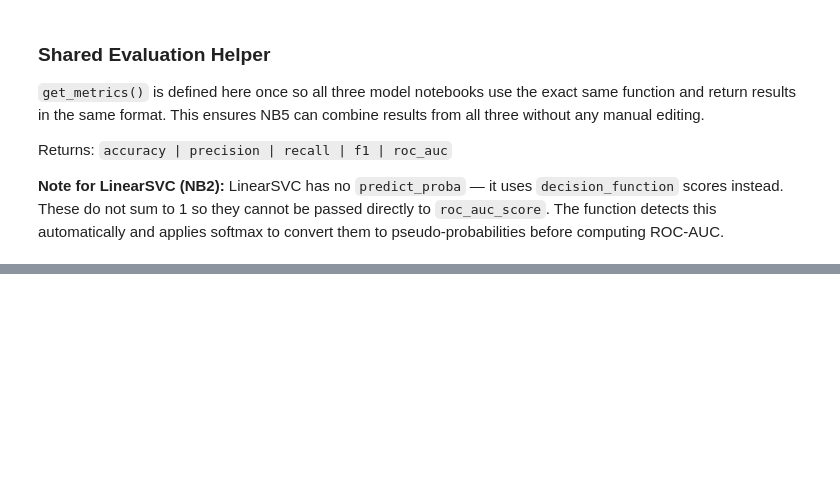
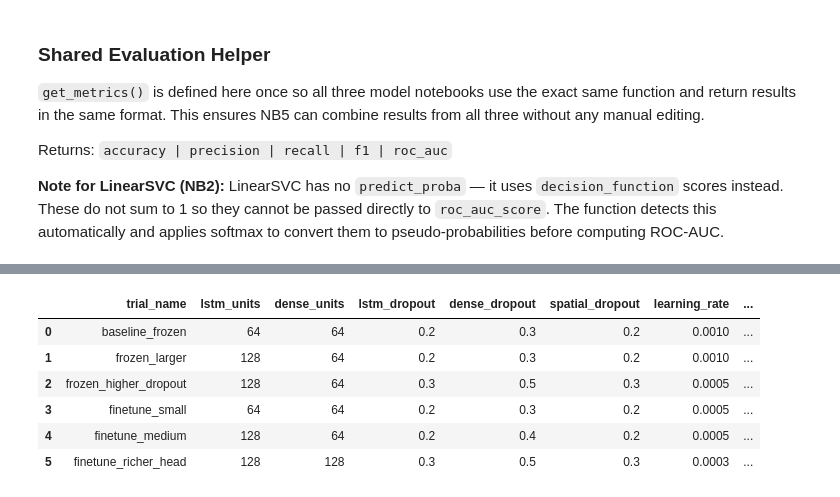
Before and after one commit to Kay79SL/Chat_bot_LLM, a Jupyter notebook: data/EDA_Preprocessing_Bot01.ipynb, the cells around one changed output, grey strips where cells are left out. Saved outputs shown, nothing was run; the diff lists cells and outputs as text; code cells hidden in the pictures; blank space fills up the shorter version.

Commit message:
Updated the code - BiLSTM code

```diff
--- a/data/EDA_Preprocessing_Bot01.ipynb
+++ b/data/EDA_Preprocessing_Bot01.ipynb
@@ -808,0 +1053,77 @@ get_metrics() — accuracy | precision | recall | f1 | roc_auc
+# %%
+# =============================================================================
+# HYPERPARAMETER SEARCH SPACE
+# =============================================================================
+section("BiLSTM hyperparameter search space")
+
+bilstm_search_space = [
+    {
+        "trial_name": "baseline_frozen",
+        "lstm_units": 64,
+        "dense_units": 64,
+        "lstm_dropout": 0.2,
+        "dense_dropout": 0.3,
+        "spatial_dropout": 0.2,
+        "learning_rate": 1e-3,
+        "batch_size": 64,
+        "trainable_embeddings": False
+    },
+    {
+        "trial_name": "frozen_larger",
+        "lstm_units": 128,
+        "dense_units": 64,
+        "lstm_dropout": 0.2,
+        "dense_dropout": 0.3,
+        "spatial_dropout": 0.2,
+        "learning_rate": 1e-3,
+        "batch_size": 64,
+        "trainable_embeddings": False
+    },
+    {
+        "trial_name": "frozen_higher_dropout",
+        "lstm_units": 128,
+        "dense_units": 64,
+        "lstm_dropout": 0.3,
+        "dense_dropout": 0.5,
+        "spatial_dropout": 0.3,
+        "learning_rate": 5e-4,
+        "batch_size": 64,
+        "trainable_embeddings": False
+    },
+    {
+        "trial_name": "finetune_small",
+        "lstm_units": 64,
+        "dense_units": 64,
+        "lstm_dropout": 0.2,
+        "dense_dropout": 0.3,
+        "spatial_dropout": 0.2,
+        "learning_rate": 5e-4,
+        "batch_size": 64,
+        "trainable_embeddings": True
+    },
+    {
+        "trial_name": "finetune_medium",
+        "lstm_units": 128,
+        "dense_units": 64,
+        "lstm_dropout": 0.2,
+        "dense_dropout": 0.4,
+        "spatial_dropout": 0.2,
+        "learning_rate": 5e-4,
+        "batch_size": 64,
+        "trainable_embeddings": True
+    },
+    {
+        "trial_name": "finetune_richer_head",
+        "lstm_units": 128,
+        "dense_units": 128,
+        "lstm_dropout": 0.3,
+        "dense_dropout": 0.5,
+        "spatial_dropout": 0.3,
+        "learning_rate": 3e-4,
+        "batch_size": 32,
+        "trainable_embeddings": True
+    }
+]
+
+pd.DataFrame(bilstm_search_space)
+# %% [output]
@@ -808,0 +1133,7 @@ get_metrics() — accuracy | precision | recall | f1 | roc_auc
+|  | trial_name | lstm_units | dense_units | lstm_dropout | dense_dropout | spatial_dropout | learning_rate | ... |
+| 0 | baseline_frozen | 64 | 64 | 0.2 | 0.3 | 0.2 | 0.0010 | ... |
+| 1 | frozen_larger | 128 | 64 | 0.2 | 0.3 | 0.2 | 0.0010 | ... |
+| 2 | frozen_higher_dropout | 128 | 64 | 0.3 | 0.5 | 0.3 | 0.0005 | ... |
+| 3 | finetune_small | 64 | 64 | 0.2 | 0.3 | 0.2 | 0.0005 | ... |
+| 4 | finetune_medium | 128 | 64 | 0.2 | 0.4 | 0.2 | 0.0005 | ... |
+| 5 | finetune_richer_head | 128 | 128 | 0.3 | 0.5 | 0.3 | 0.0003 | ... |
```
Also changed, not shown: parts of 11 cells of this notebook.
